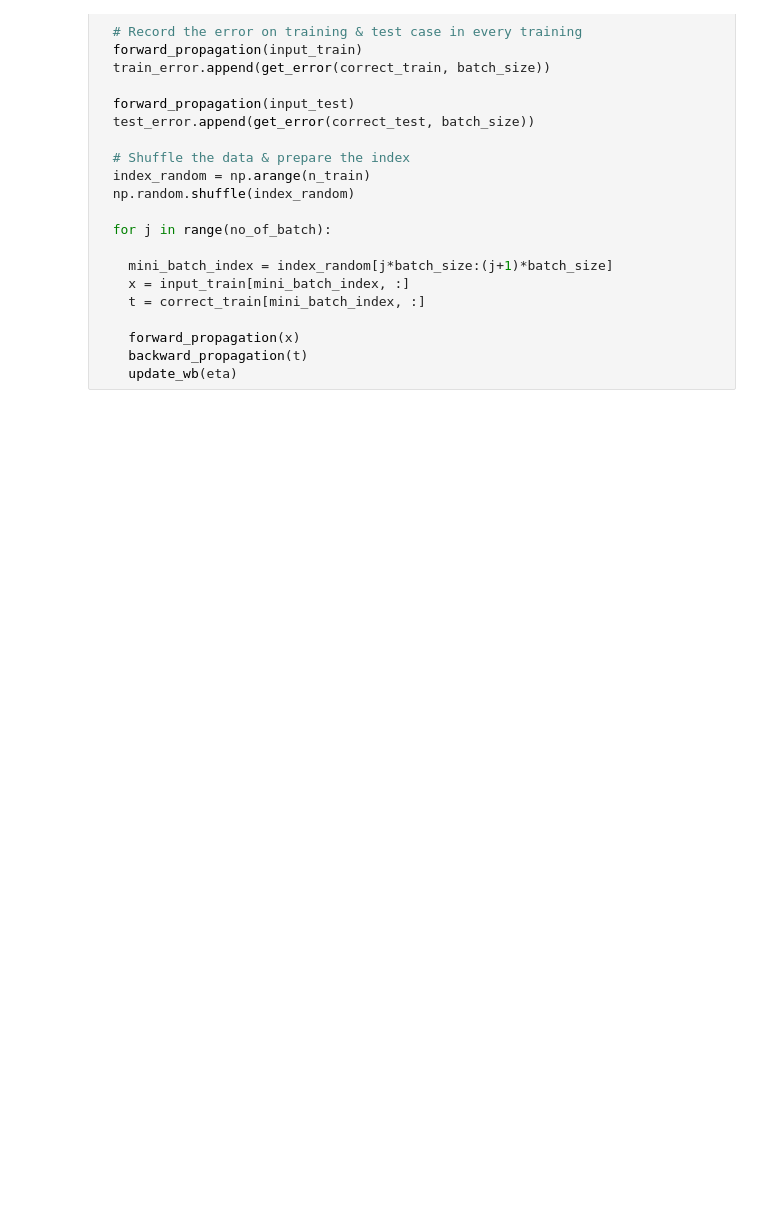
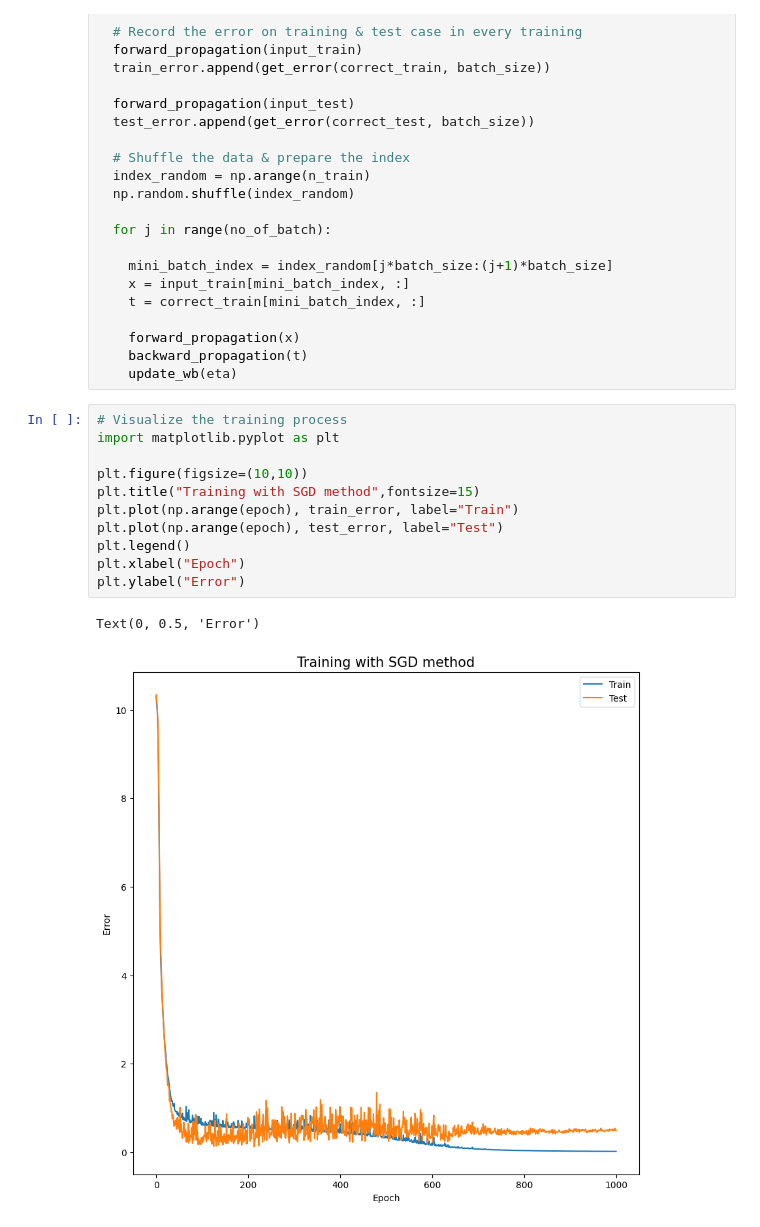
Before and after one commit to timlok123/Learning-the-basic-of-AI-with-Python, a Jupyter notebook: Ch6_Possible_problems_and_solution.ipynb, the cells around one changed output. Cells and saved outputs as stored; diff of their text form; blank space fills up the shorter version.

```diff
--- a/Ch6_Possible_problems_and_solution.ipynb
+++ b/Ch6_Possible_problems_and_solution.ipynb
@@ -190,3 +190,17 @@ for i in range(epoch):
     forward_propagation(x)
     backward_propagation(t)
     update_wb(eta)
+# %%
+# Visualize the training process
+import matplotlib.pyplot as plt
+
+plt.figure(figsize=(10,10))
+plt.title("Training with SGD method",fontsize=15)
+plt.plot(np.arange(epoch), train_error, label="Train")
+plt.plot(np.arange(epoch), test_error, label="Test")
+plt.legend()
+plt.xlabel("Epoch")
+plt.ylabel("Error")
+# %% [output]
+Text(0, 0.5, 'Error')
+[figure, added]
```
Also changed, not shown: parts of 17 cells of this notebook.
